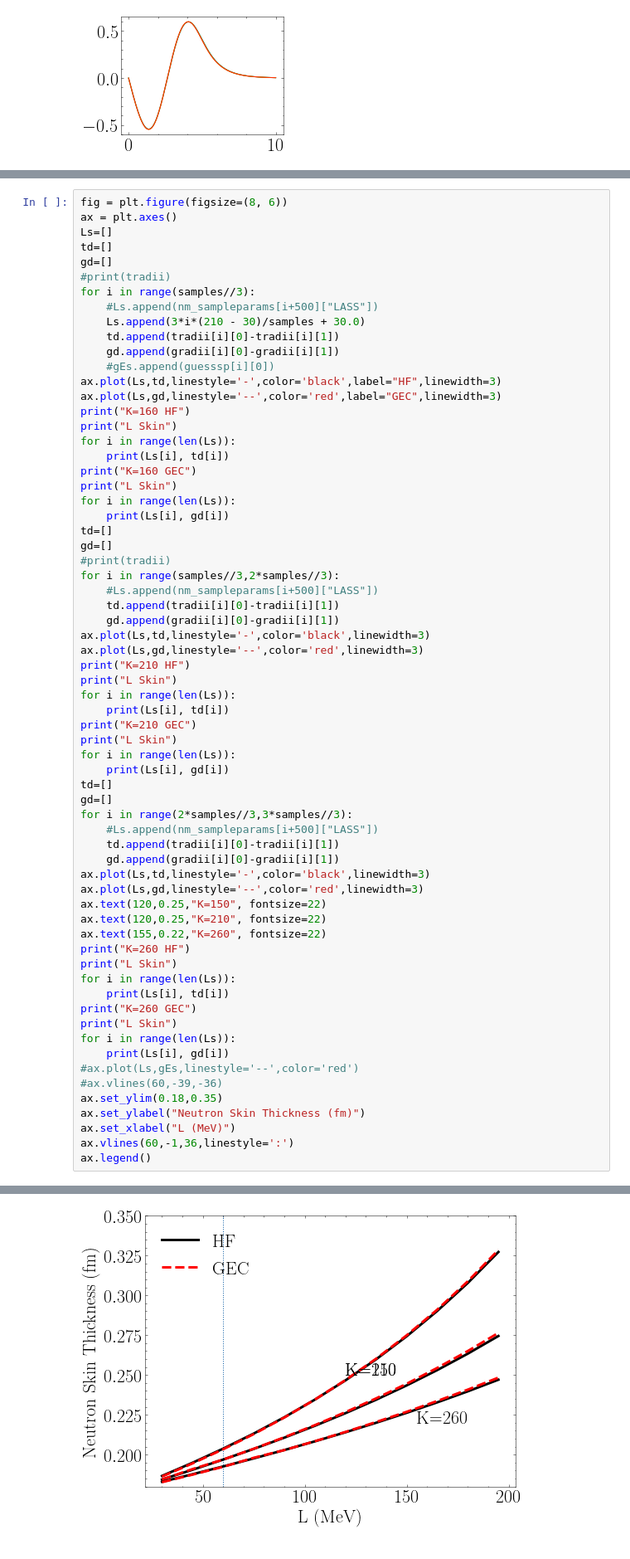
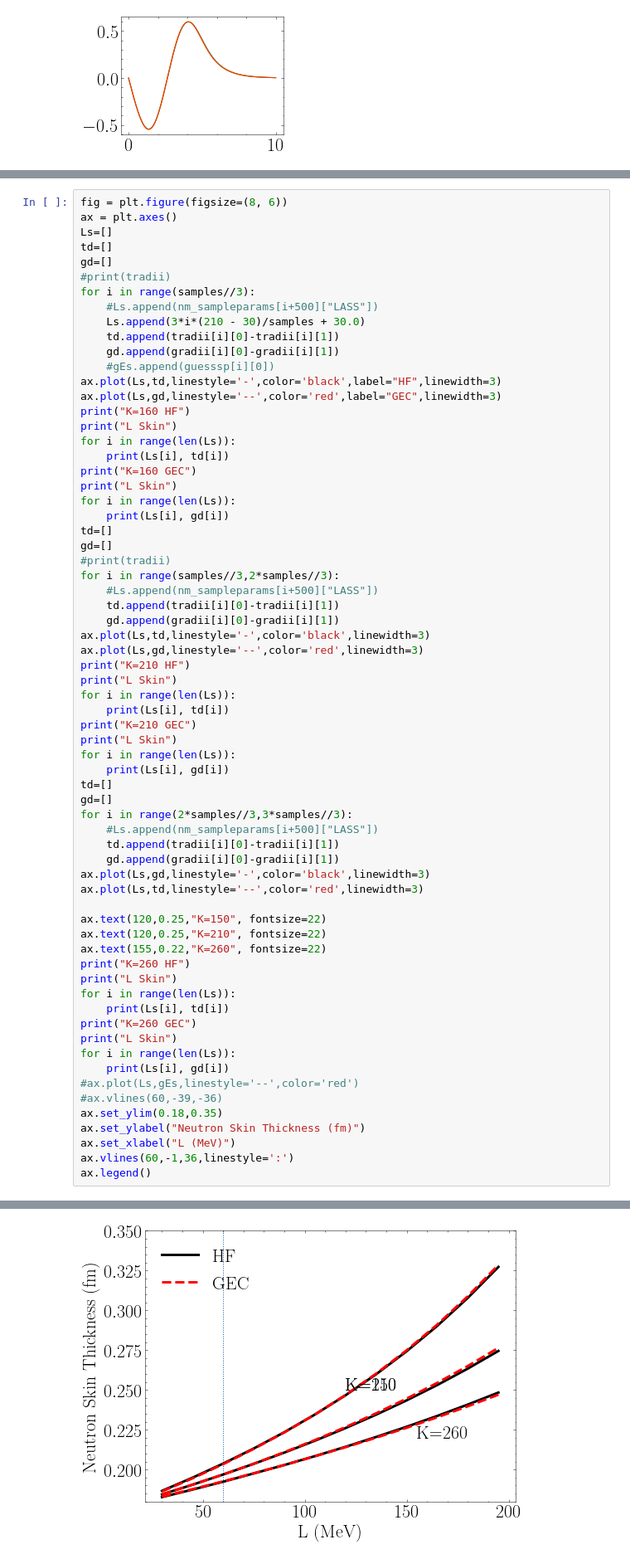
Before and after one commit to ascsn/nuclear-dimensionality-reduction-book, a Jupyter notebook: EC/GalerkinEC_Extrapolation.ipynb, the cells around one changed output, grey strips where cells are left out. Shown at 83% size. Cells and saved outputs as stored; diff of their text form.

```diff
--- a/EC/GalerkinEC_Extrapolation.ipynb
+++ b/EC/GalerkinEC_Extrapolation.ipynb
@@ -1218,8 +1217,9 @@ for i in range(2*samples//3,3*samples//3):
     #Ls.append(nm_sampleparams[i+500]["LASS"])
     td.append(tradii[i][0]-tradii[i][1])
     gd.append(gradii[i][0]-gradii[i][1])
-ax.plot(Ls,td,linestyle='-',color='black',linewidth=3)
-ax.plot(Ls,gd,linestyle='--',color='red',linewidth=3)
+ax.plot(Ls,gd,linestyle='-',color='black',linewidth=3)
+ax.plot(Ls,td,linestyle='--',color='red',linewidth=3)
+
 ax.text(120,0.25,"K=150", fontsize=22)
 ax.text(120,0.25,"K=210", fontsize=22)
 ax.text(155,0.22,"K=260", fontsize=22)
@@ -1259,2 +1259,2 @@ L Skin
 <matplotlib.legend.Legend at 0x...>
-[figure, old version]
+[figure, new version]
```
Also changed, not shown: parts of 4 cells of this notebook, 1 other file.
